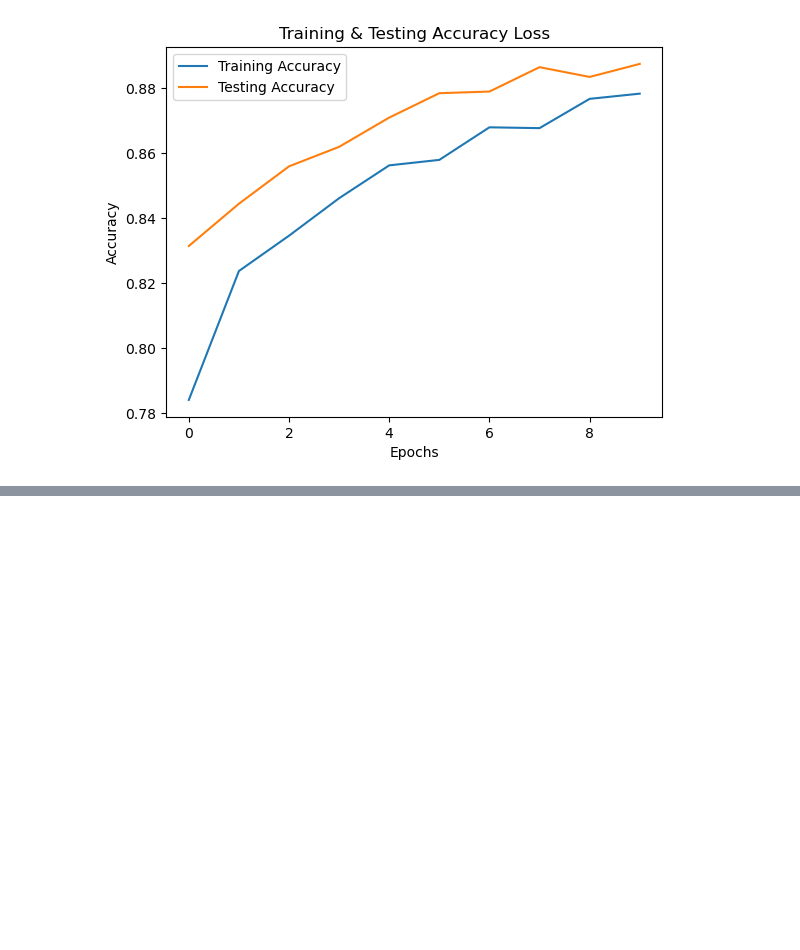
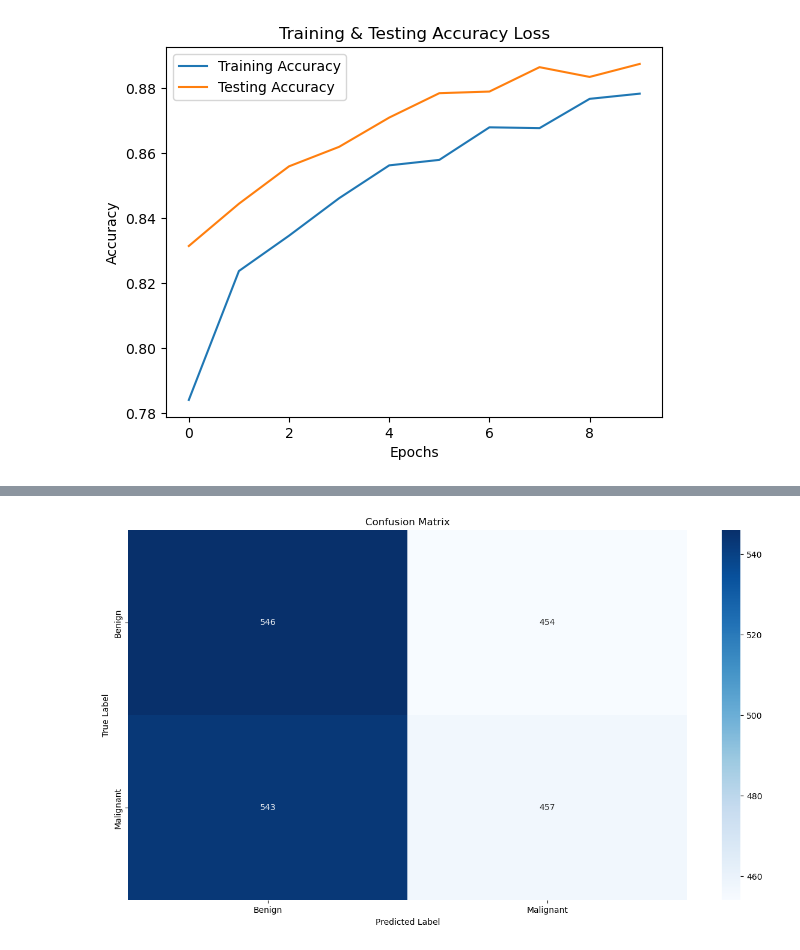
Before and after one commit to MaukanMir/Melanoma-Cancer-Image-Classifier, a Jupyter notebook: training.ipynb, the cells around one changed output, grey strips where cells are left out. Drawn from its saved outputs; the diff is of its cells as text; code cells hidden in the pictures; blank space fills up the shorter version.

Commit message:
Added confusion matrix

```diff
--- a/training.ipynb
+++ b/training.ipynb
@@ -193,0 +209,9 @@ print(f"Classification report\n: {classification_report(true_labels, predicted_l
+# %%
+plt.figure(figsize=(15,8))
+sns.heatmap(data=cm, fmt="d", cmap="Blues", annot=True, xticklabels=test_generator.class_indices.keys(),yticklabels=test_generator.class_indices.keys())
+plt.xlabel("Predicted Label")
+plt.ylabel('True Label')
+plt.title("Confusion Matrix")
+plt.show()
+# %% [output]
+[figure, added]
```
Also changed, not shown: parts of 1 cell of this notebook.
